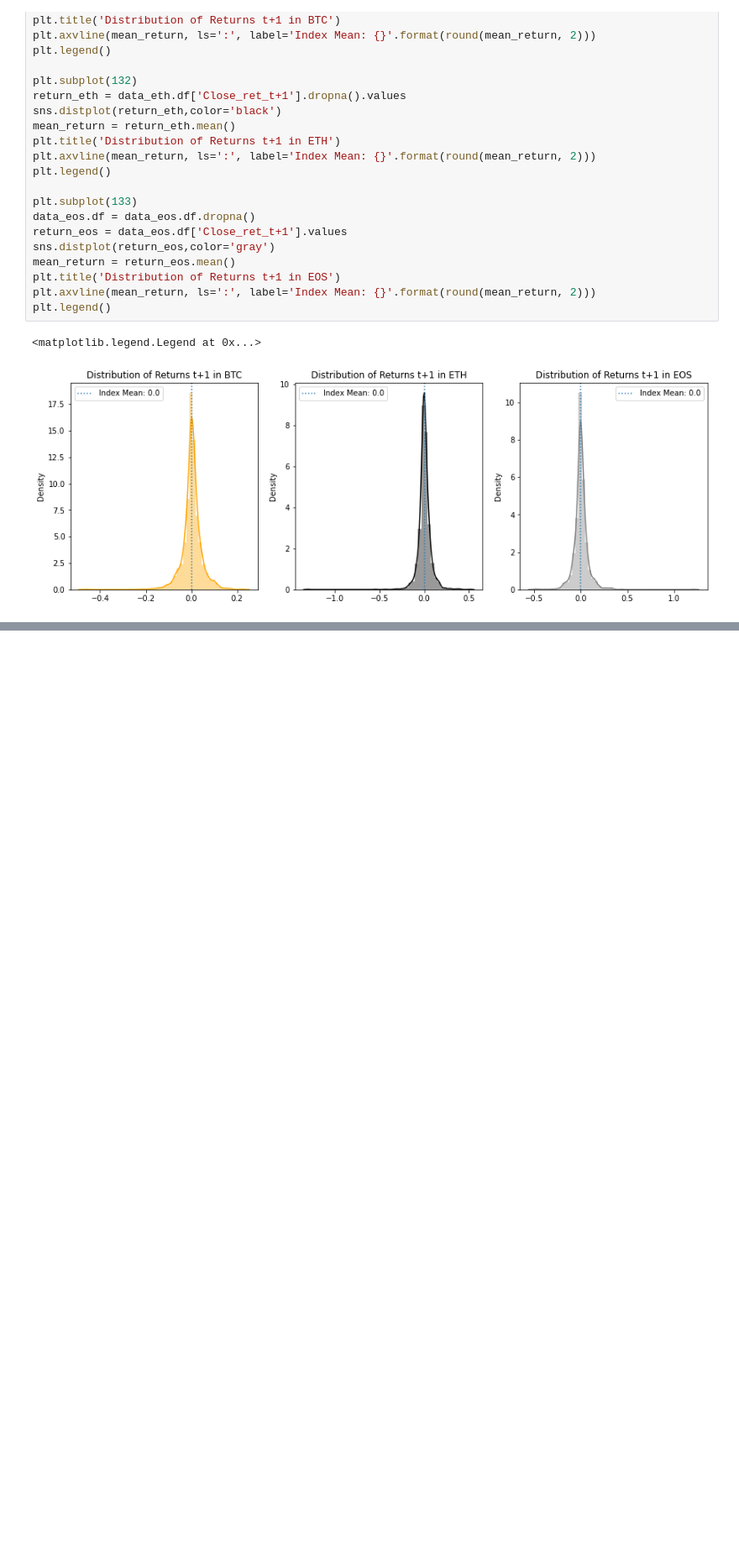
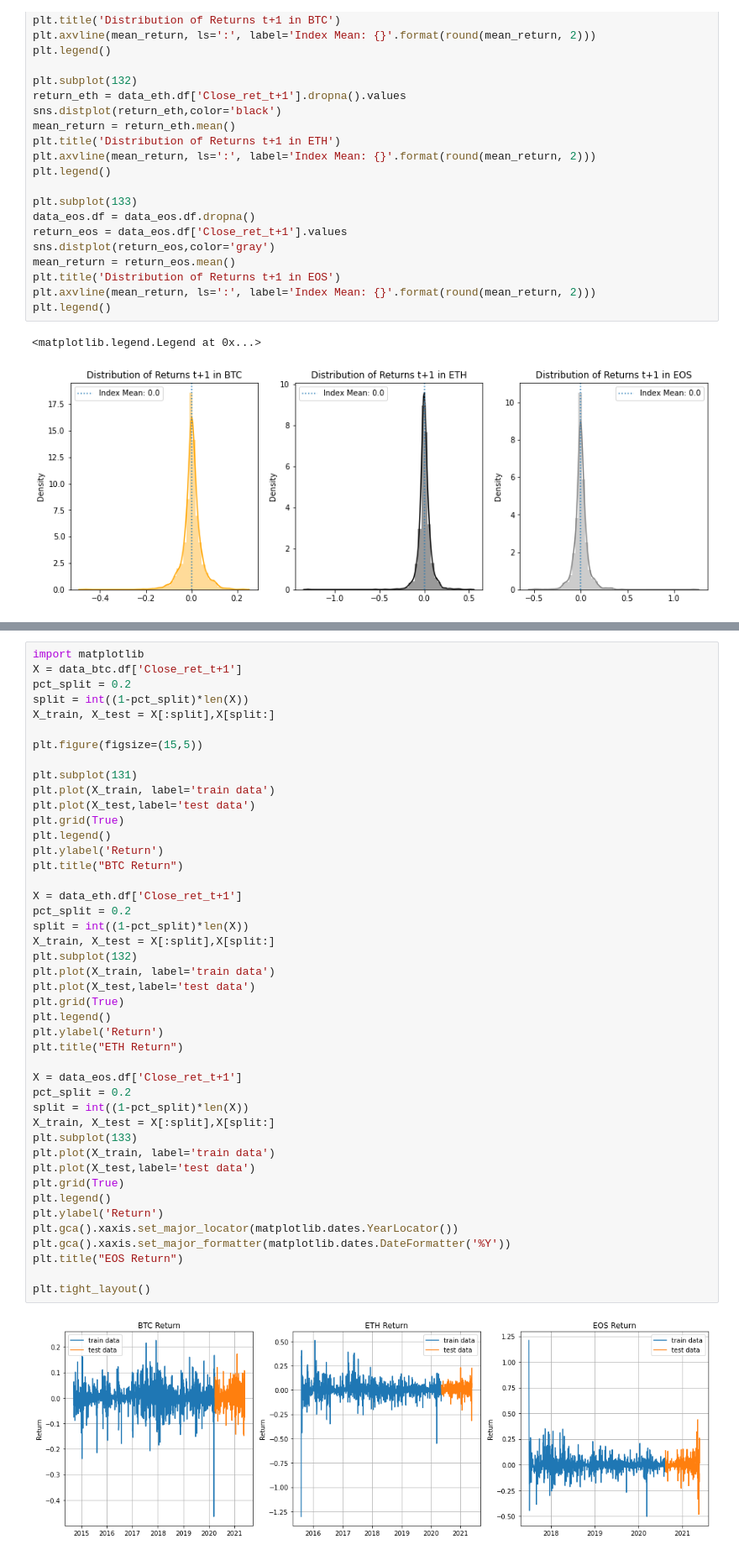
Before and after one commit to GuillaumePv/data-analysis-crypto, a Jupyter notebook: notebooks/visualization.ipynb, the cells around one changed output, grey strips where cells are left out. Shown at 84% size. Saved outputs shown, nothing was run; the diff lists cells and outputs as text; blank space fills up the shorter version.

```diff
--- a/notebooks/visualization.ipynb
+++ b/notebooks/visualization.ipynb
@@ -99,0 +105,46 @@ plt.grid(True)
+# %%
+import matplotlib
+X = data_btc.df['Close_ret_t+1']
+pct_split = 0.2
+split = int((1-pct_split)*len(X))
+X_train, X_test = X[:split],X[split:]
+
+plt.figure(figsize=(15,5))
+
+plt.subplot(131)
+plt.plot(X_train, label='train data')
+plt.plot(X_test,label='test data')
+plt.grid(True)
+plt.legend()
+plt.ylabel('Return')
+plt.title("BTC Return")
+
+X = data_eth.df['Close_ret_t+1']
+pct_split = 0.2
+split = int((1-pct_split)*len(X))
+X_train, X_test = X[:split],X[split:]
+plt.subplot(132)
+plt.plot(X_train, label='train data')
+plt.plot(X_test,label='test data')
+plt.grid(True)
+plt.legend()
+plt.ylabel('Return')
+plt.title("ETH Return")
+
+X = data_eos.df['Close_ret_t+1']
+pct_split = 0.2
+split = int((1-pct_split)*len(X))
+X_train, X_test = X[:split],X[split:]
+plt.subplot(133)
+plt.plot(X_train, label='train data')
+plt.plot(X_test,label='test data')
+plt.grid(True)
+plt.legend()
+plt.ylabel('Return')
+plt.gca().xaxis.set_major_locator(matplotlib.dates.YearLocator())
+plt.gca().xaxis.set_major_formatter(matplotlib.dates.DateFormatter('%Y'))
+plt.title("EOS Return")
+
+plt.tight_layout()
+# %% [output]
+[figure, added]
```
Also changed, not shown: parts of 4 cells of this notebook, 5 other files.
